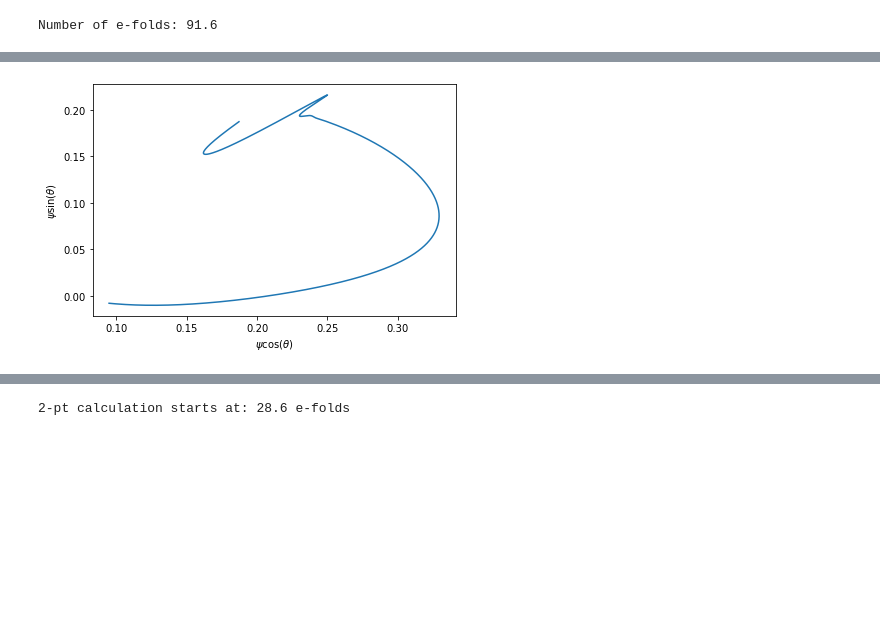
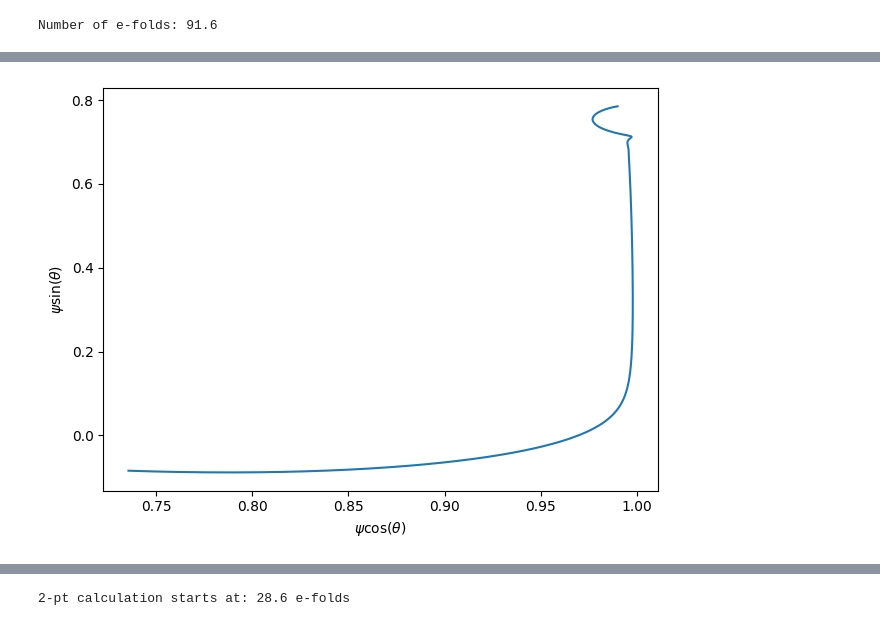
Before and after one commit to gsalinasphys/MyTransport, a Jupyter notebook: Examples/Angular/Angular.ipynb, the cells around one changed output, grey strips where cells are left out. Saved outputs shown, nothing was run; the diff lists cells and outputs as text; code cells hidden in the pictures; blank space fills up the shorter version.

```diff
--- a/Examples/Angular/Angular.ipynb
+++ b/Examples/Angular/Angular.ipynb
@@ -39,8 +39,8 @@ phidot0 = np.zeros(2) # set initial conditions to be in slow roll
 initial = np.concatenate((fields, phidot0)) # Sets an array containing field values and there derivative in cosmic time
 # %%
 Nstart, Nend = 0., 100
-Nrange = np.linspace(Nstart, Nend, 100_000_000)
+Nrange = np.linspace(Nstart, Nend, 100_000)
 
-tols = np.array([10**-30, 10**-30])
+tols = np.array([10**-6, 10**-6])
 back = PyT.backEvolve(Nrange, initial, pval, tols, True)
 # %% [output]
@@ -62,10 +62,9 @@ plt.tight_layout()
 # %%
 rs = np.sqrt(phis[0]**2 + phis[1]**2)
-psis = sqrt(6*pval[0]) * np.arctanh(rs)
 thetas = np.arctan(phis[1]/phis[0])
-plt.plot(psis * np.cos(thetas), psis * np.sin(thetas))
+plt.plot(rs, thetas)
 plt.xlabel(r'$\psi \cos(\theta)$')
 plt.ylabel(r'$\psi \sin(\theta)$')
 plt.tight_layout()
 # %% [output]
-[figure, old version]
+[figure, new version]
```
Also changed, not shown: parts of 33 cells of this notebook, 9 other files.
